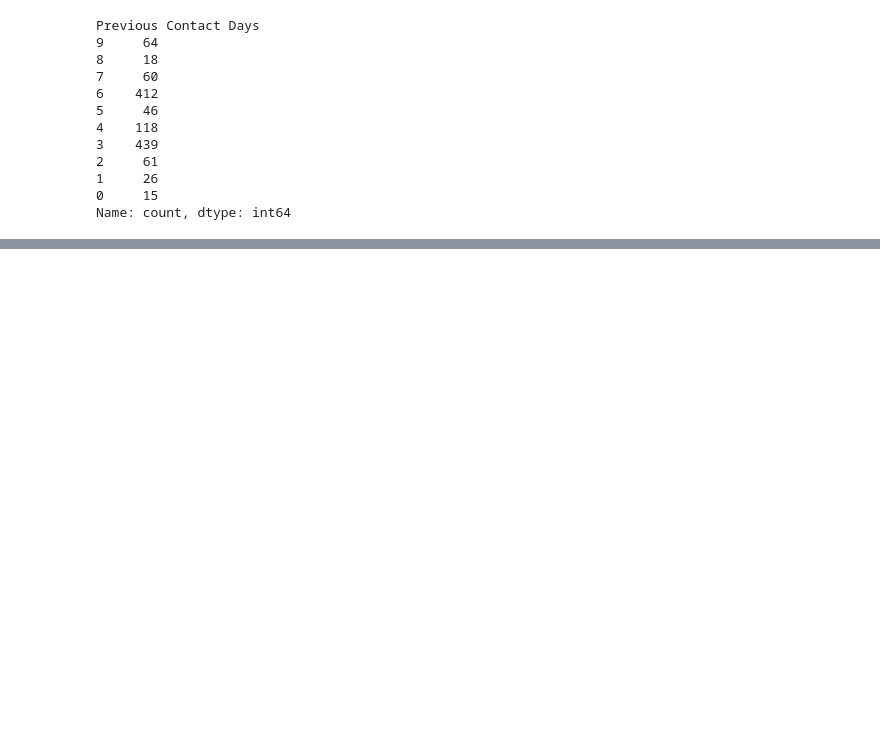
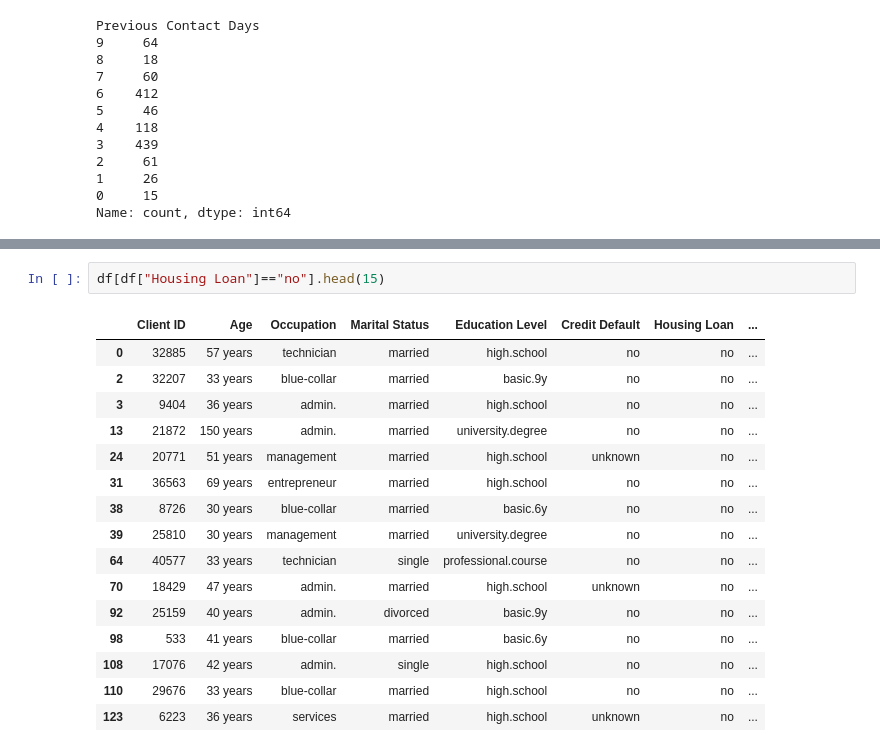
Before and after one commit to srishti06m-cmyk/EGT309_PROJ1, a Jupyter notebook: eda.ipynb, the cells around one changed output, grey strips where cells are left out. Cells and saved outputs as stored; diff of their text form; blank space fills up the shorter version.

```diff
--- a/eda.ipynb
+++ b/eda.ipynb
@@ -520,0 +601,19 @@ Name: count, dtype: float64 %
+# %%
+df[df["Housing Loan"]=="no"].head(15)
+# %% [output]
+|  | Client ID | Age | Occupation | Marital Status | Education Level | Credit Default | Housing Loan | ... |
+| 0 | 32885 | 57 years | technician | married | high.school | no | no | ... |
+| 2 | 32207 | 33 years | blue-collar | married | basic.9y | no | no | ... |
+| 3 | 9404 | 36 years | admin. | married | high.school | no | no | ... |
+| 13 | 21872 | 150 years | admin. | married | university.degree | no | no | ... |
+| 24 | 20771 | 51 years | management | married | high.school | unknown | no | ... |
+| 31 | 36563 | 69 years | entrepreneur | married | high.school | no | no | ... |
+| 38 | 8726 | 30 years | blue-collar | married | basic.6y | no | no | ... |
+| 39 | 25810 | 30 years | management | married | university.degree | no | no | ... |
+| 64 | 40577 | 33 years | technician | single | professional.course | no | no | ... |
+| 70 | 18429 | 47 years | admin. | married | high.school | unknown | no | ... |
+| 92 | 25159 | 40 years | admin. | divorced | basic.9y | no | no | ... |
+| 98 | 533 | 41 years | blue-collar | married | basic.6y | no | no | ... |
+| 108 | 17076 | 42 years | admin. | single | high.school | no | no | ... |
+| 110 | 29676 | 33 years | blue-collar | married | high.school | no | no | ... |
+| 123 | 6223 | 36 years | services | married | high.school | unknown | no | ... |
```
Also changed, not shown: parts of 29 cells of this notebook.
